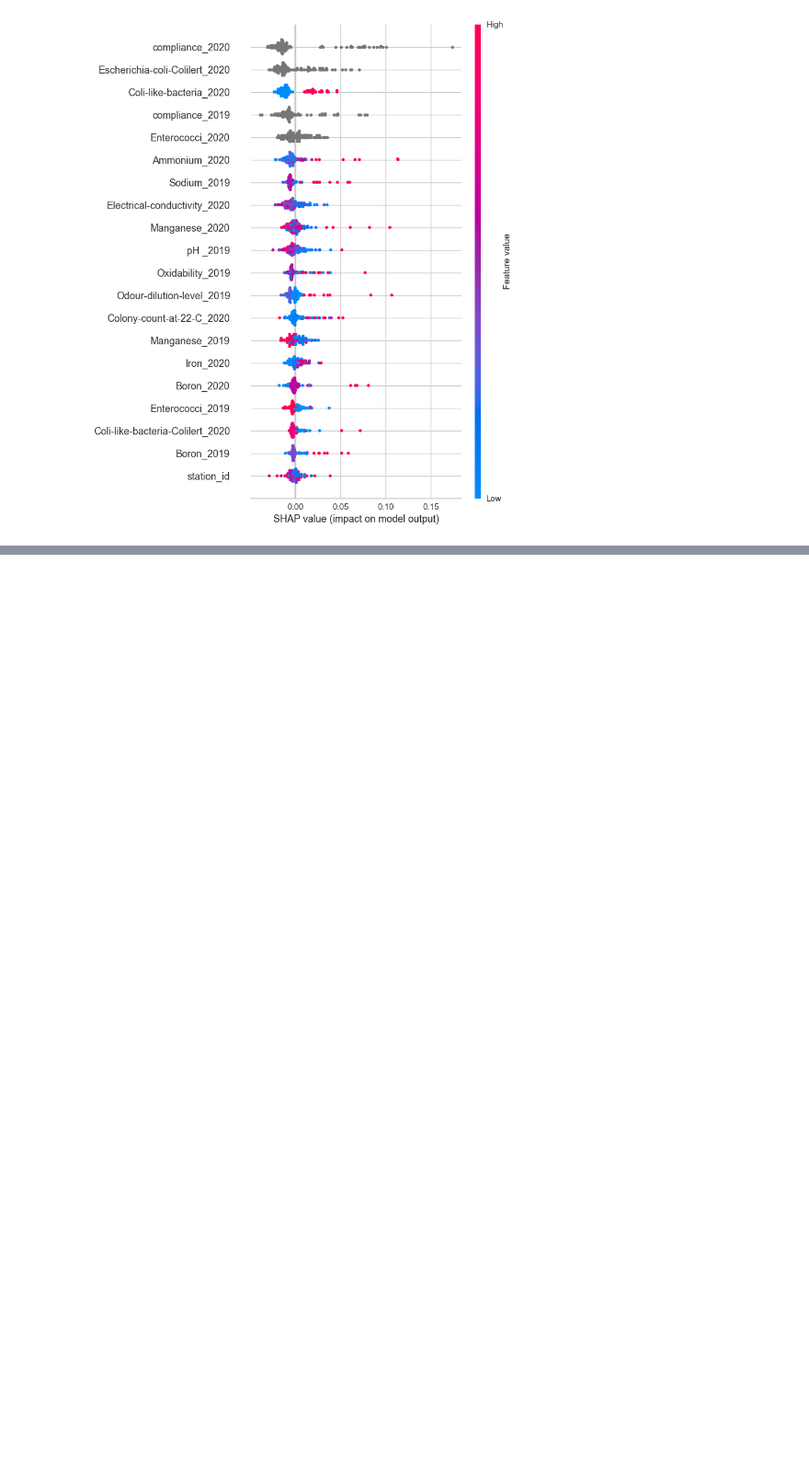
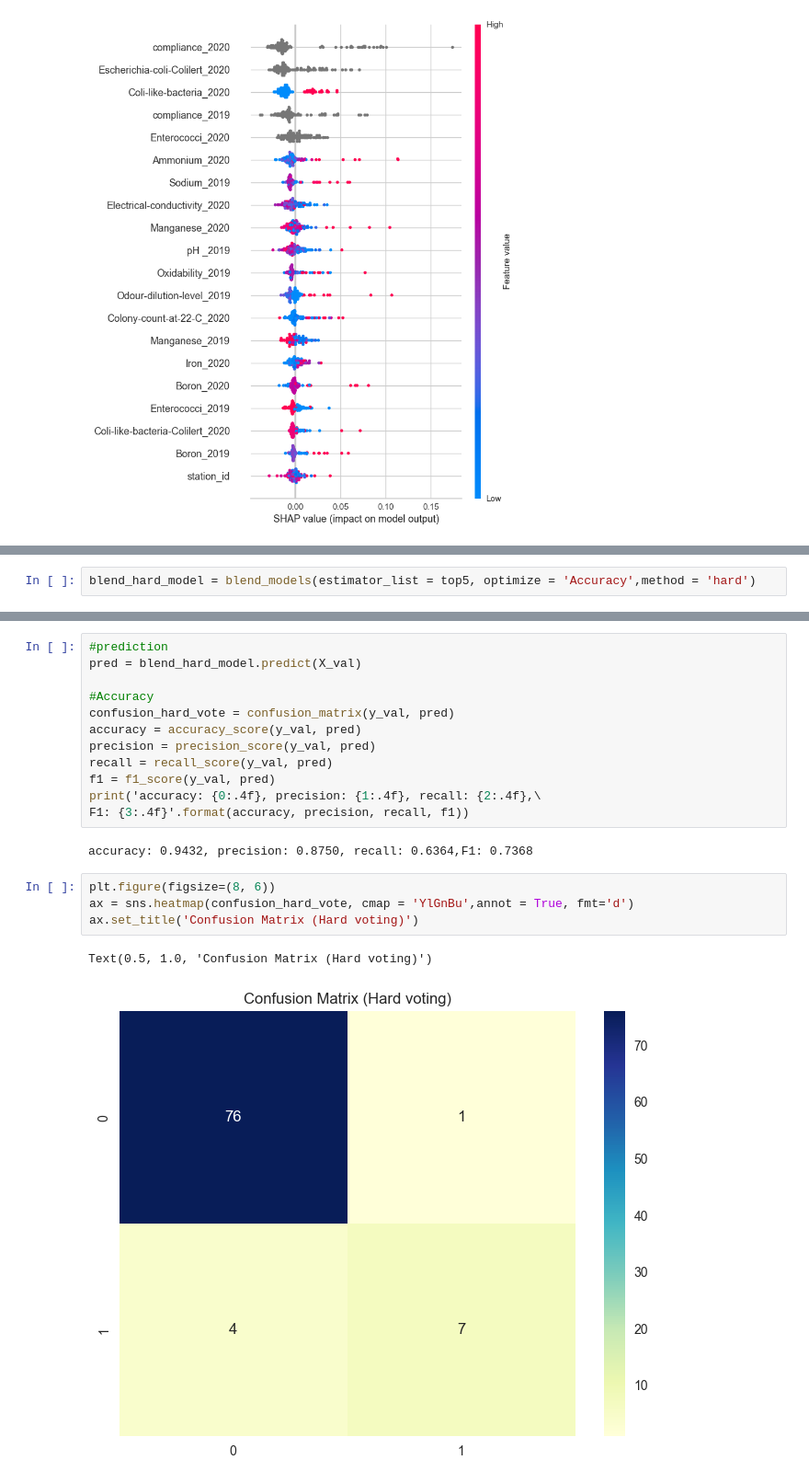
Before and after one commit to katesedykh/ML2022-Drinking-Water-Quality, a Jupyter notebook: drinking-water-quality.ipynb, the cells around one changed output, grey strips where cells are left out. Shown at 92% size. Saved outputs shown, nothing was run; the diff lists cells and outputs as text; blank space fills up the shorter version.

```diff
--- a/drinking-water-quality.ipynb
+++ b/drinking-water-quality.ipynb
@@ -409,0 +489,2 @@ interpret_model(et)
+# %%
+blend_hard_model = blend_models(estimator_list = top5, optimize = 'Accuracy',method = 'hard')
@@ -409,0 +506,21 @@ interpret_model(et)
+# %%
+#prediction
+pred = blend_hard_model.predict(X_val)
+
+#Accuracy
+confusion_hard_vote = confusion_matrix(y_val, pred)
+accuracy = accuracy_score(y_val, pred)
+precision = precision_score(y_val, pred)
+recall = recall_score(y_val, pred)
+f1 = f1_score(y_val, pred)
+print('accuracy: {0:.4f}, precision: {1:.4f}, recall: {2:.4f},\
+F1: {3:.4f}'.format(accuracy, precision, recall, f1))
+# %% [output]
+accuracy: 0.9432, precision: 0.8750, recall: 0.6364,F1: 0.7368
+# %%
+plt.figure(figsize=(8, 6))
+ax = sns.heatmap(confusion_hard_vote, cmap = 'YlGnBu',annot = True, fmt='d')
+ax.set_title('Confusion Matrix (Hard voting)')
+# %% [output]
+Text(0.5, 1.0, 'Confusion Matrix (Hard voting)')
+[figure, added]
```
Also changed, not shown: parts of 20 cells of this notebook.
